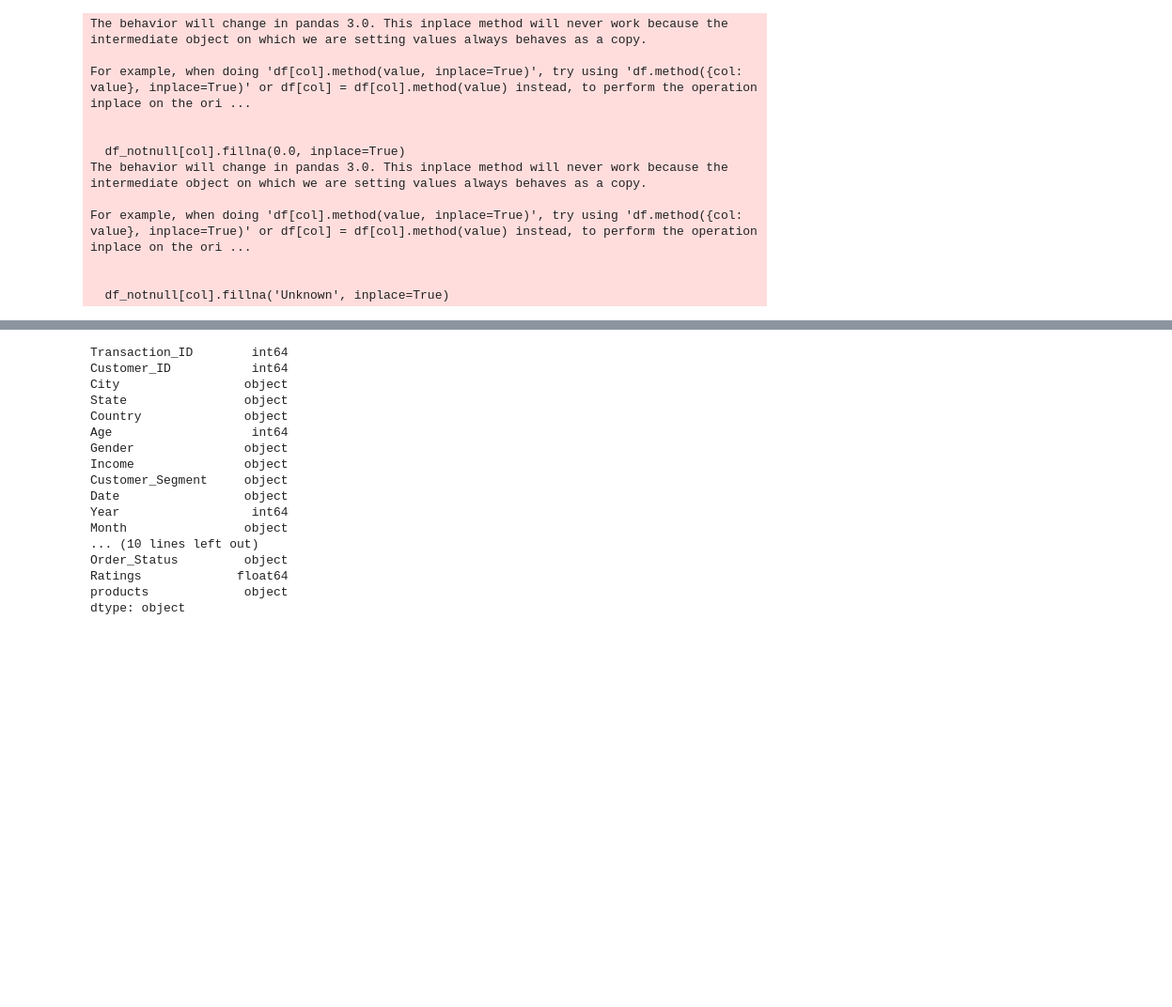
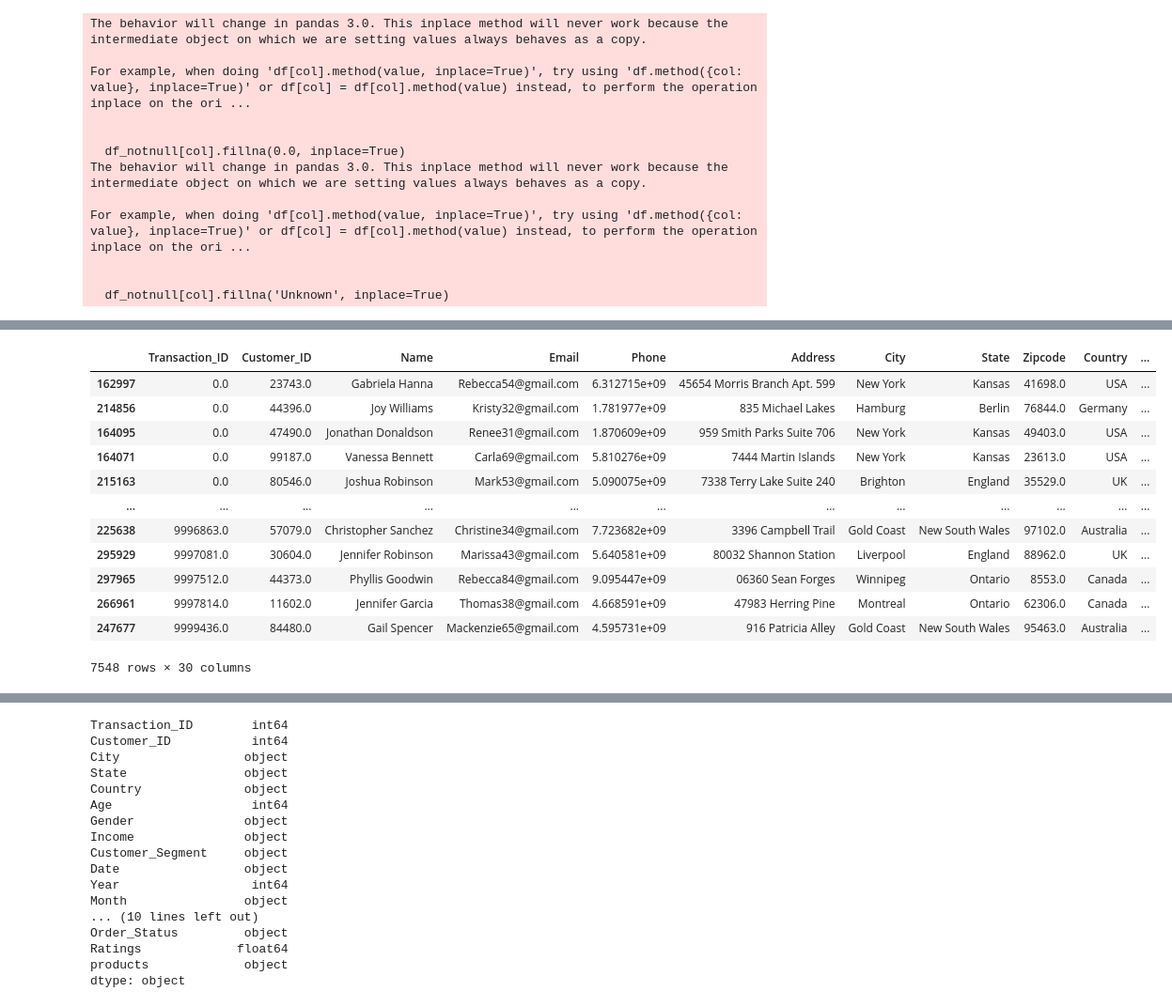
Before and after one commit to youscd/Retail_data_Analysis, a Jupyter notebook: 분석 시각화.ipynb, the cells around one changed output, grey strips where cells are left out. Shown: that part at 94% size. Saved outputs shown, nothing was run; the diff lists cells and outputs as text; code cells hidden in the pictures; blank space fills up the shorter version.

```diff
--- a/분석 시각화.ipynb
+++ b/분석 시각화.ipynb
@@ -116,0 +143,16 @@ df_notnull[df_notnull['City'] == 'Unknown'][:5]
+# %%
+df_notnull[df_notnull['Transaction_ID'].duplicated()].sort_values(by='Transaction_ID')
+# %% [output]
+|  | Transaction_ID | Customer_ID | Name | Email | Phone | Address | City | State | Zipcode | Country | ... |
+| 162997 | 0.0 | 23743.0 | Gabriela Hanna | Rebecca54@gmail.com | 6.312715e+09 | 45654 Morris Branch Apt. 599 | New York | Kansas | 41698.0 | USA | ... |
+| 214856 | 0.0 | 44396.0 | Joy Williams | Kristy32@gmail.com | 1.781977e+09 | 835 Michael Lakes | Hamburg | Berlin | 76844.0 | Germany | ... |
+| 164095 | 0.0 | 47490.0 | Jonathan Donaldson | Renee31@gmail.com | 1.870609e+09 | 959 Smith Parks Suite 706 | New York | Kansas | 49403.0 | USA | ... |
+| 164071 | 0.0 | 99187.0 | Vanessa Bennett | Carla69@gmail.com | 5.810276e+09 | 7444 Martin Islands | New York | Kansas | 23613.0 | USA | ... |
+| 215163 | 0.0 | 80546.0 | Joshua Robinson | Mark53@gmail.com | 5.090075e+09 | 7338 Terry Lake Suite 240 | Brighton | England | 35529.0 | UK | ... |
+| ... | ... | ... | ... | ... | ... | ... | ... | ... | ... | ... | ... |
+| 225638 | 9996863.0 | 57079.0 | Christopher Sanchez | Christine34@gmail.com | 7.723682e+09 | 3396 Campbell Trail | Gold Coast | New South Wales | 97102.0 | Australia | ... |
+| 295929 | 9997081.0 | 30604.0 | Jennifer Robinson | Marissa43@gmail.com | 5.640581e+09 | 80032 Shannon Station | Liverpool | England | 88962.0 | UK | ... |
+| 297965 | 9997512.0 | 44373.0 | Phyllis Goodwin | Rebecca84@gmail.com | 9.095447e+09 | 06360 Sean Forges | Winnipeg | Ontario | 8553.0 | Canada | ... |
+| 266961 | 9997814.0 | 11602.0 | Jennifer Garcia | Thomas38@gmail.com | 4.668591e+09 | 47983 Herring Pine | Montreal | Ontario | 62306.0 | Canada | ... |
+| 247677 | 9999436.0 | 84480.0 | Gail Spencer | Mackenzie65@gmail.com | 4.595731e+09 | 916 Patricia Alley | Gold Coast | New South Wales | 95463.0 | Australia | ... |
+7548 rows × 30 columns
```
Also changed, not shown: parts of 23 cells of this notebook.
